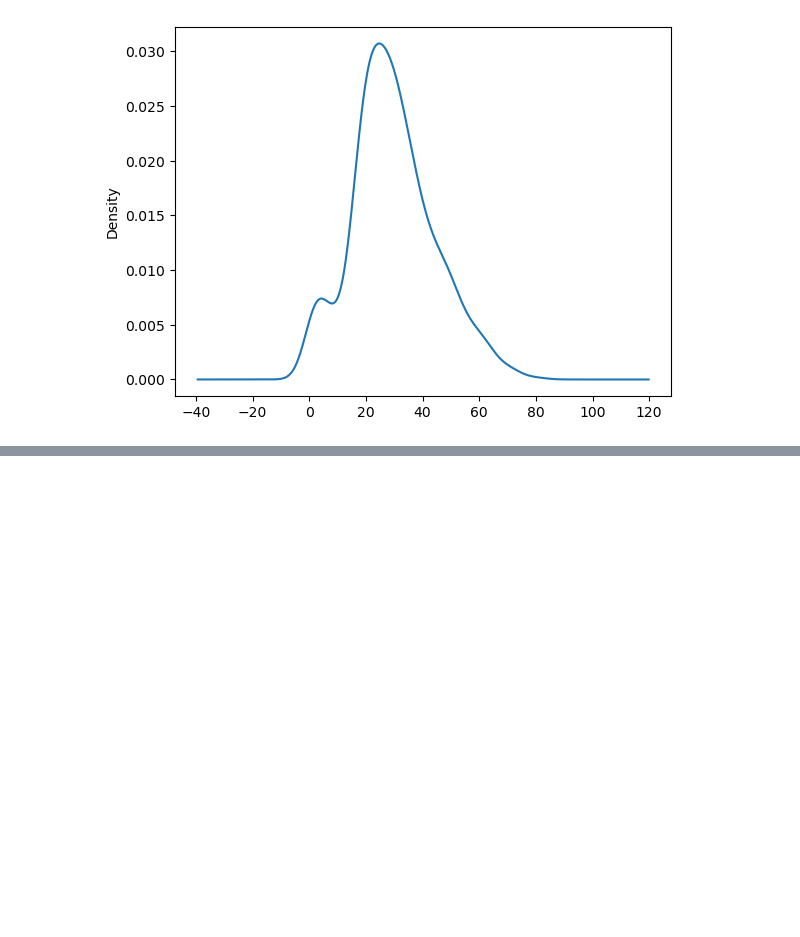
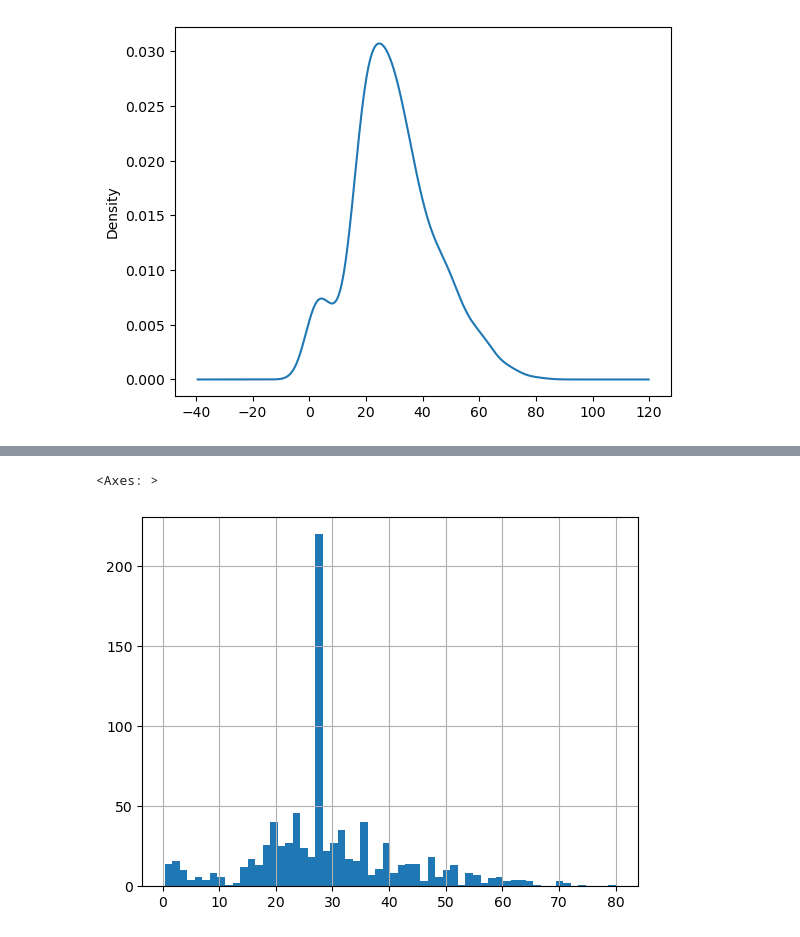
Before and after one commit to Mengistu1225/feature-engineering-practice, a Jupyter notebook: missing value handling.ipynb, the cells around one changed output, grey strips where cells are left out. Drawn from its saved outputs; the diff is of its cells as text; code cells hidden in the pictures; blank space fills up the shorter version.

```diff
--- a/missing value handling.ipynb
+++ b/missing value handling.ipynb
@@ -335,0 +414,5 @@ AttributeError: 'DataFrame' object has no attribute 'Age_mean'
+# %%
+data4.Age.hist(bins=60)
+# %% [output]
+<Axes: >
+[figure, added]
```
Also changed, not shown: parts of 30 cells of this notebook, 3 other files.
